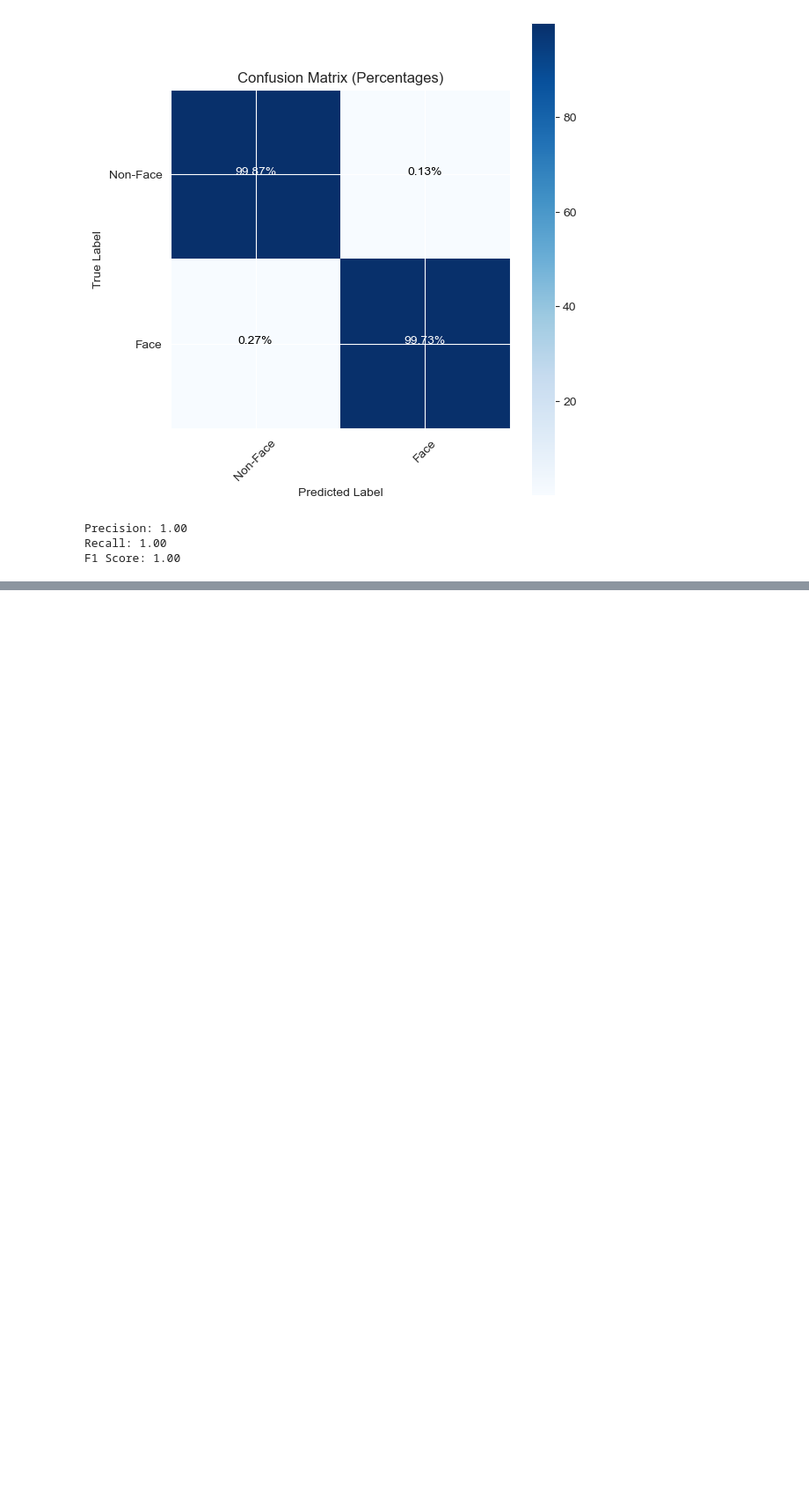
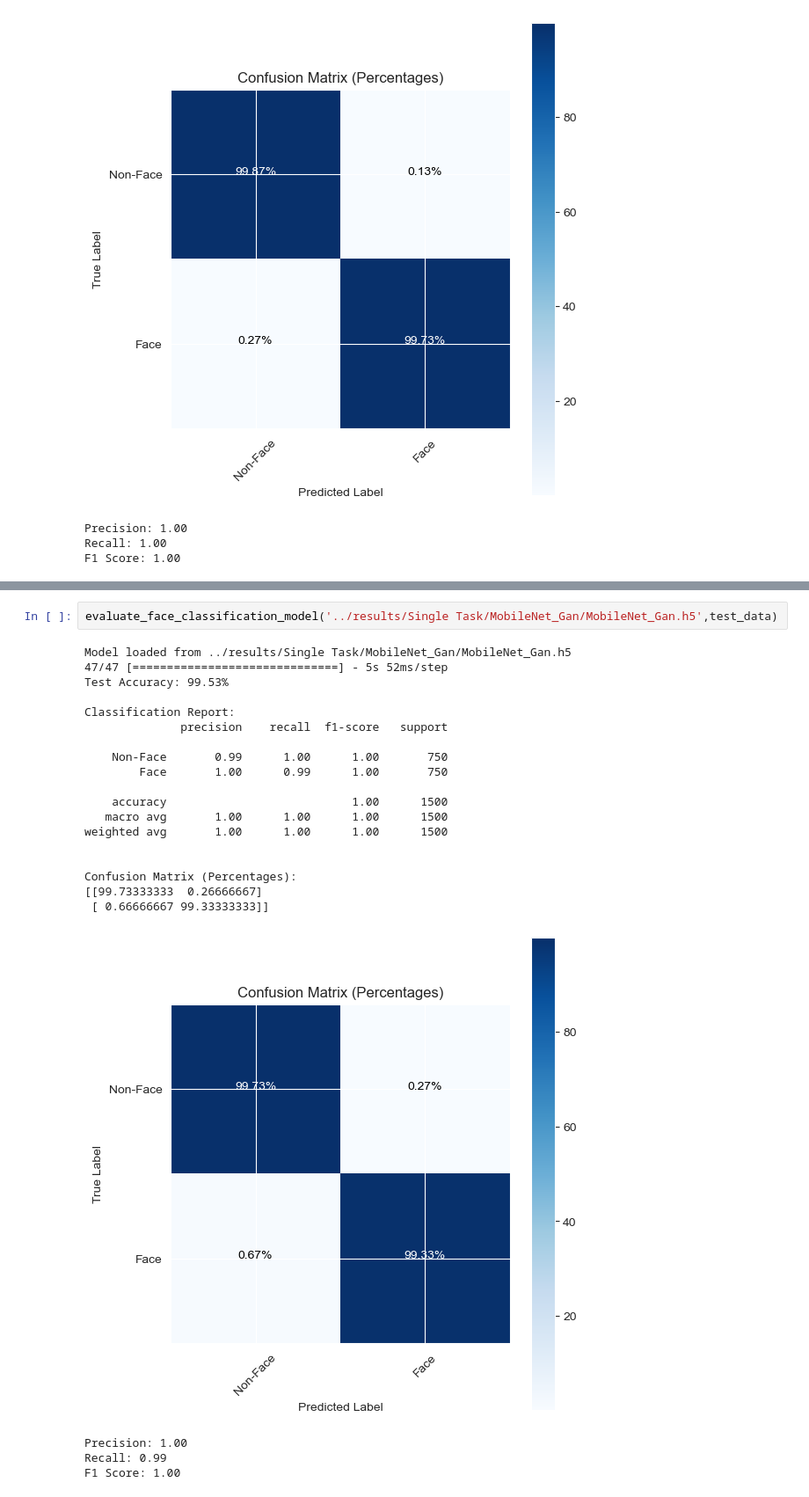
Before and after one commit to YassineRibouh/FaceRecognition, a Jupyter notebook: src/evaluation/evaluate.ipynb, the cells around one changed output, grey strips where cells are left out. Shown at 88% size. Cells and saved outputs as stored; diff of their text form; blank space fills up the shorter version.

```diff
--- a/src/evaluation/evaluate.ipynb
+++ b/src/evaluation/evaluate.ipynb
@@ -845,0 +213,25 @@ weighted avg       0.74      0.74      0.74      1544
+# %%
+evaluate_face_classification_model('../results/Single Task/MobileNet_Gan/MobileNet_Gan.h5',test_data)
+# %% [output]
+Model loaded from ../results/Single Task/MobileNet_Gan/MobileNet_Gan.h5
+47/47 [==============================] - 5s 52ms/step
+Test Accuracy: 99.53%
+
+Classification Report:
+              precision    recall  f1-score   support
+
+    Non-Face       0.99      1.00      1.00       750
+        Face       1.00      0.99      1.00       750
+
+    accuracy                           1.00      1500
+   macro avg       1.00      1.00      1.00      1500
+weighted avg       1.00      1.00      1.00      1500
+
+
+Confusion Matrix (Percentages):
+[[99.73333333  0.26666667]
+ [ 0.66666667 99.33333333]]
+[figure, added]
+Precision: 1.00
+Recall: 0.99
+F1 Score: 1.00
```
Also changed, not shown: parts of 23 cells of this notebook, 18 other files.
